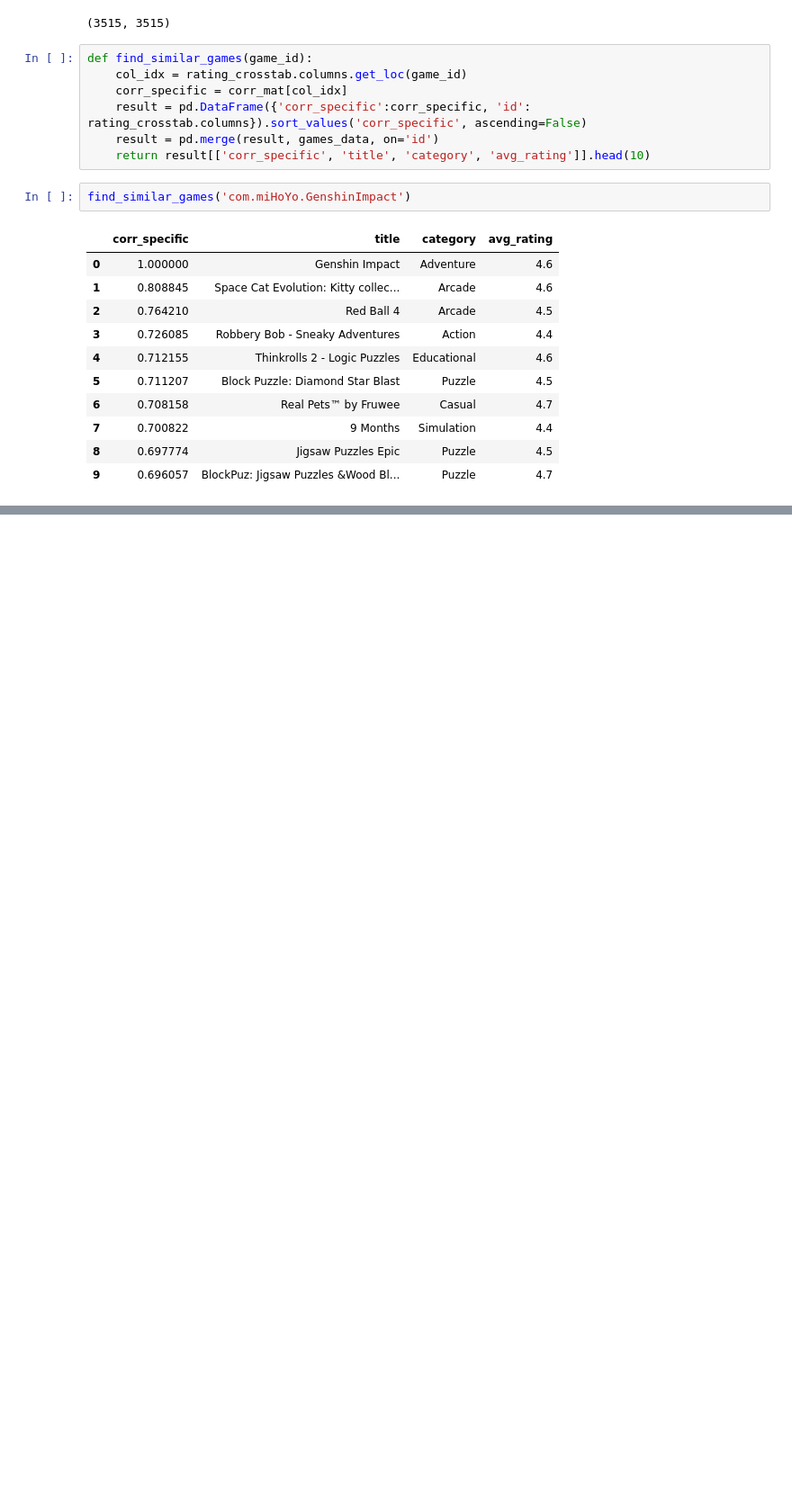
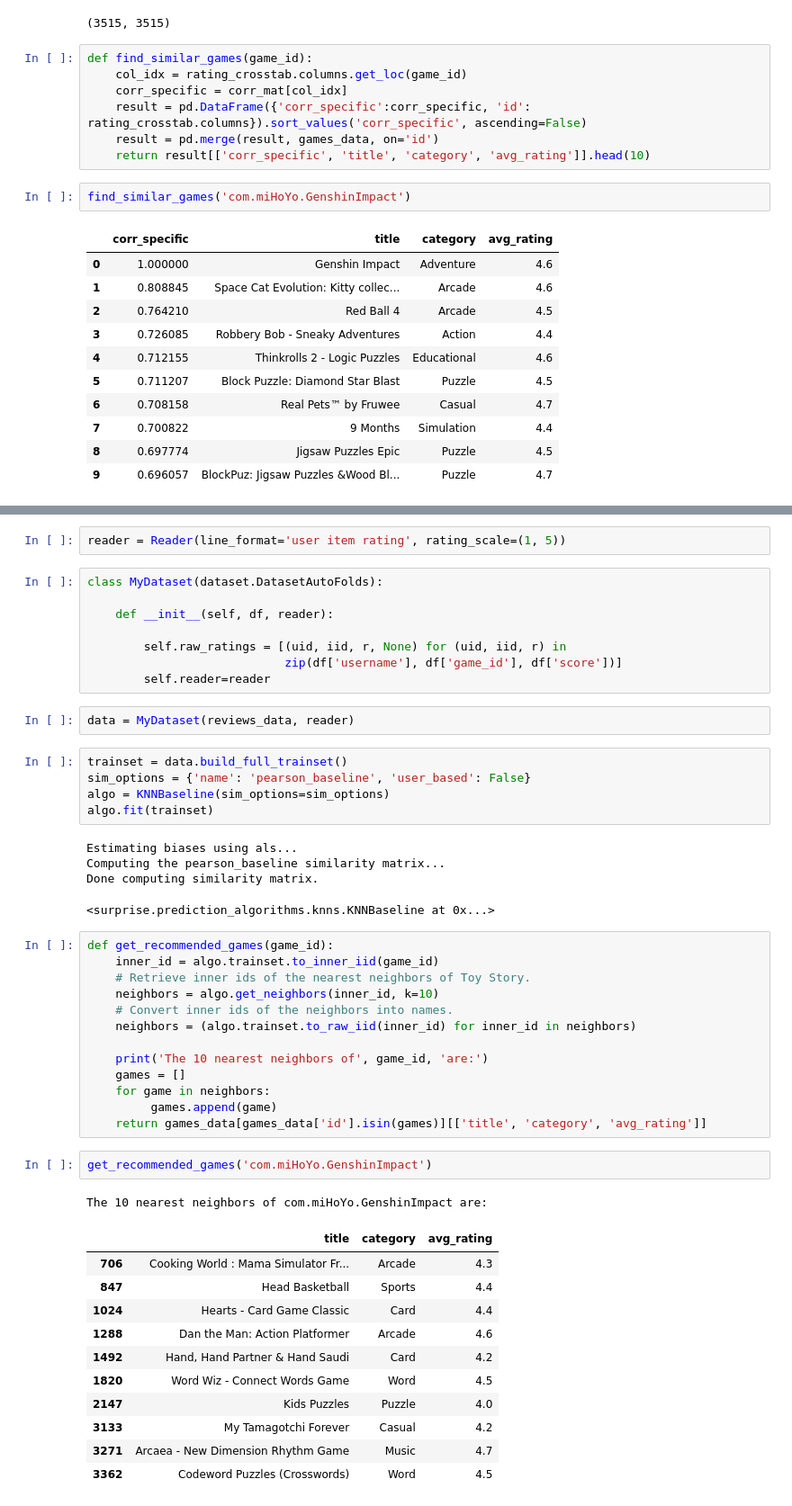
Before and after one commit to hieplk97/Recommendation-For-Games, a Jupyter notebook: jupyter_lab/Data Explorer.ipynb, the cells around one changed output, grey strips where cells are left out. Shown at 90% size. Drawn from its saved outputs; the diff is of its cells as text; blank space fills up the shorter version.

```diff
--- a/jupyter_lab/Data Explorer.ipynb
+++ b/jupyter_lab/Data Explorer.ipynb
@@ -461,0 +469,50 @@ find_similar_games('com.miHoYo.GenshinImpact')
+# %%
+reader = Reader(line_format='user item rating', rating_scale=(1, 5))
+# %%
+class MyDataset(dataset.DatasetAutoFolds):
+
+    def __init__(self, df, reader):
+
+        self.raw_ratings = [(uid, iid, r, None) for (uid, iid, r) in
+                            zip(df['username'], df['game_id'], df['score'])]
+        self.reader=reader
+# %%
+data = MyDataset(reviews_data, reader)
+# %%
+trainset = data.build_full_trainset()
+sim_options = {'name': 'pearson_baseline', 'user_based': False}
+algo = KNNBaseline(sim_options=sim_options)
+algo.fit(trainset)
+# %% [output]
+Estimating biases using als...
+Computing the pearson_baseline similarity matrix...
+Done computing similarity matrix.
+<surprise.prediction_algorithms.knns.KNNBaseline at 0x...>
+# %%
+def get_recommended_games(game_id):
+    inner_id = algo.trainset.to_inner_iid(game_id)
+    # Retrieve inner ids of the nearest neighbors of Toy Story.
+    neighbors = algo.get_neighbors(inner_id, k=10)
+    # Convert inner ids of the neighbors into names.
+    neighbors = (algo.trainset.to_raw_iid(inner_id) for inner_id in neighbors)
+
+    print('The 10 nearest neighbors of', game_id, 'are:')
+    games = []
+    for game in neighbors:
+         games.append(game)
+    return games_data[games_data['id'].isin(games)][['title', 'category', 'avg_rating']]
+# %%
+get_recommended_games('com.miHoYo.GenshinImpact')
+# %% [output]
+The 10 nearest neighbors of com.miHoYo.GenshinImpact are:
+|  | title | category | avg_rating |
+| 706 | Cooking World : Mama Simulator Fr... | Arcade | 4.3 |
+| 847 | Head Basketball | Sports | 4.4 |
+| 1024 | Hearts - Card Game Classic | Card | 4.4 |
+| 1288 | Dan the Man: Action Platformer | Arcade | 4.6 |
+| 1492 | Hand, Hand Partner & Hand Saudi | Card | 4.2 |
+| 1820 | Word Wiz - Connect Words Game | Word | 4.5 |
+| 2147 | Kids Puzzles | Puzzle | 4.0 |
+| 3133 | My Tamagotchi Forever | Casual | 4.2 |
+| 3271 | Arcaea - New Dimension Rhythm Game | Music | 4.7 |
+| 3362 | Codeword Puzzles (Crosswords) | Word | 4.5 |
```
Also changed, not shown: parts of 15 cells of this notebook.
